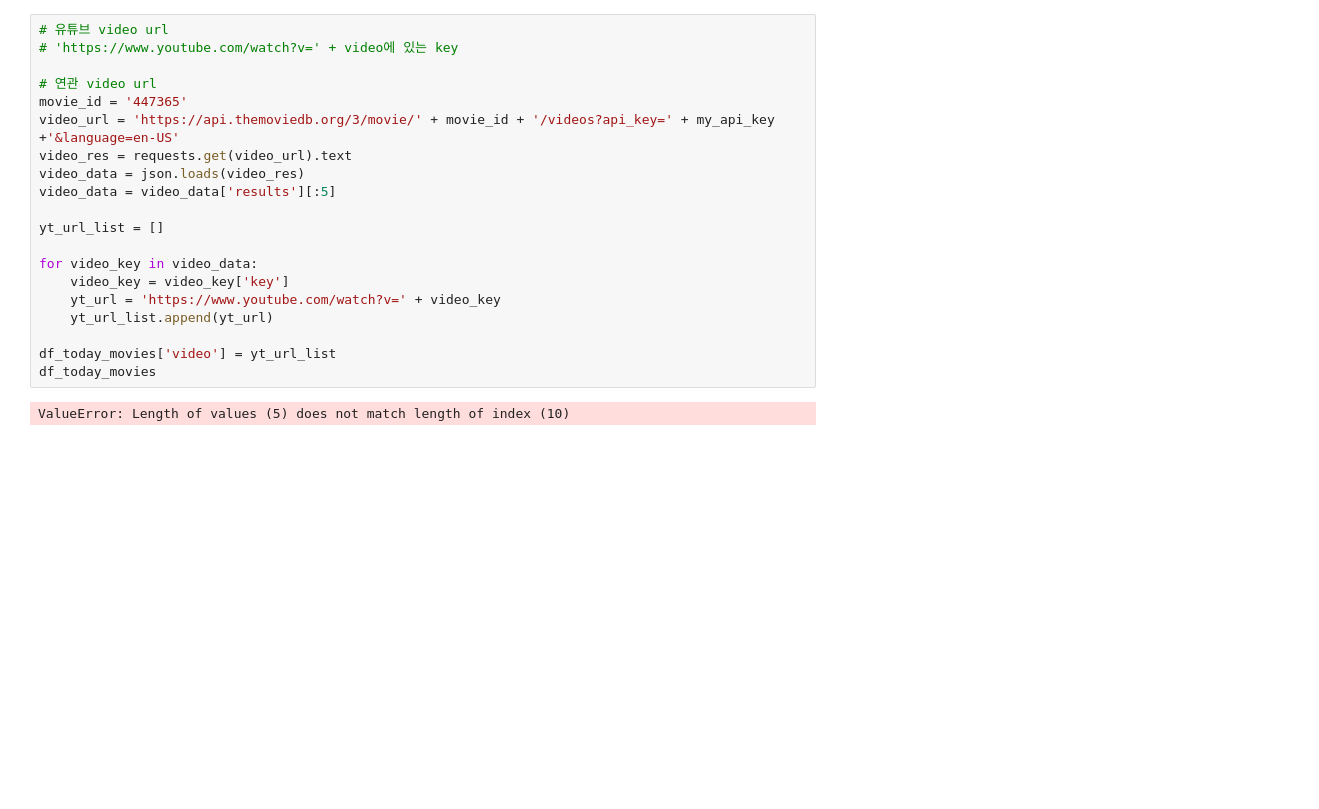
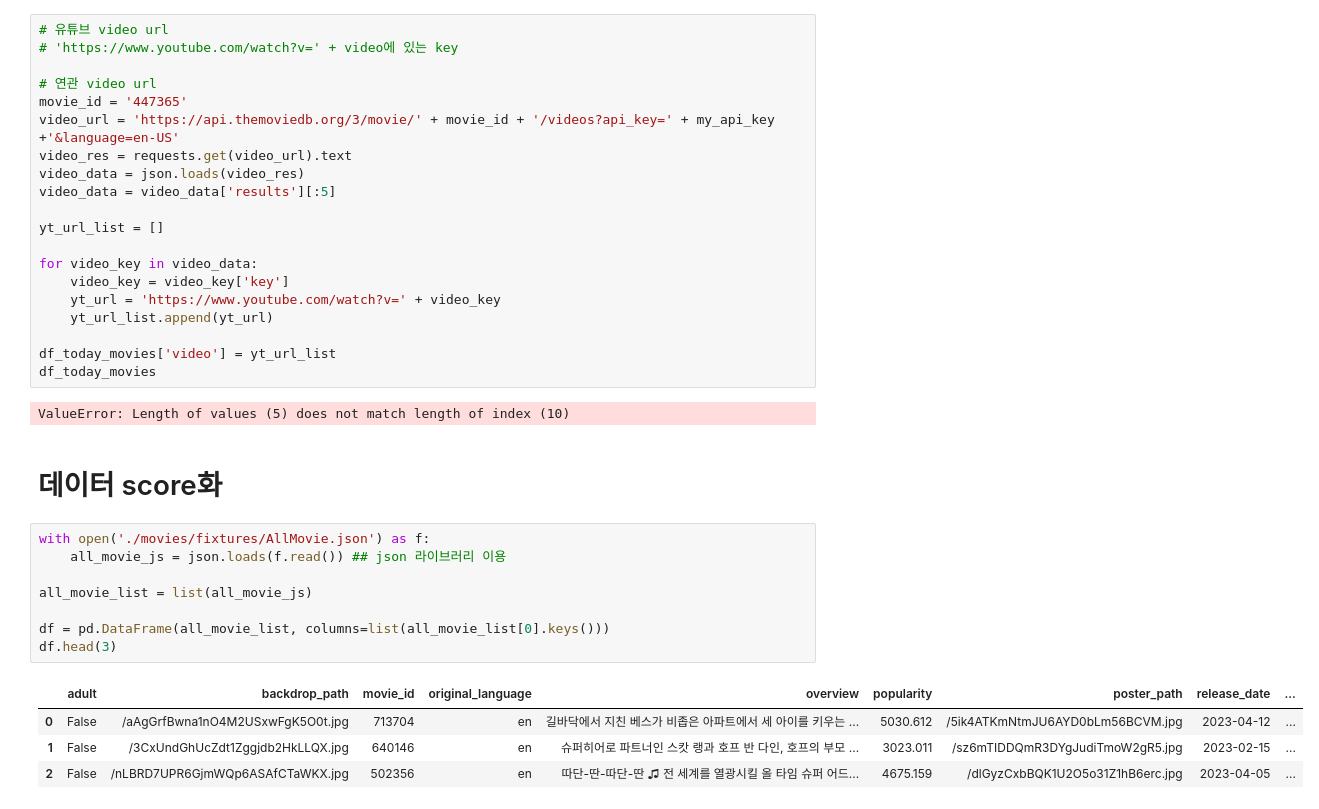
Before and after one commit to Finalpjt/final_pjt, a Jupyter notebook: back-end/datafromapi.ipynb, the cells around one changed output. Cells and saved outputs as stored; diff of their text form; blank space fills up the shorter version.

```diff
--- a/back-end/datafromapi.ipynb
+++ b/back-end/datafromapi.ipynb
@@ -822,3 +822,18 @@ df_today_movies['video'] = yt_url_list
 df_today_movies
 # %% [output]
 ValueError: Length of values (5) does not match length of index (10)
+# %% [markdown]
+# 데이터 score화
+# %%
+with open('./movies/fixtures/AllMovie.json') as f:
+    all_movie_js = json.loads(f.read()) ## json 라이브러리 이용
+
+all_movie_list = list(all_movie_js)
+
+df = pd.DataFrame(all_movie_list, columns=list(all_movie_list[0].keys()))
+df.head(3)
+# %% [output]
+|  | adult | backdrop_path | movie_id | original_language | overview | popularity | poster_path | release_date | ... |
+| 0 | False | /aAgGrfBwna1nO4M2USxwFgK5O0t.jpg | 713704 | en | 길바닥에서 지친 베스가 비좁은 아파트에서 세 아이를 키우는 ... | 5030.612 | /5ik4ATKmNtmJU6AYD0bLm56BCVM.jpg | 2023-04-12 | ... |
+| 1 | False | /3CxUndGhUcZdt1Zggjdb2HkLLQX.jpg | 640146 | en | 슈퍼히어로 파트너인 스캇 랭과 호프 반 다인, 호프의 부모 ... | 3023.011 | /sz6mTIDDQmR3DYgJudiTmoW2gR5.jpg | 2023-02-15 | ... |
+| 2 | False | /nLBRD7UPR6GjmWQp6ASAfCTaWKX.jpg | 502356 | en | 따단-딴-따단-딴 ♫ 전 세계를 열광시킬 올 타임 슈퍼 어드... | 4675.159 | /dlGyzCxbBQK1U2O5o31Z1hB6erc.jpg | 2023-04-05 | ... |
```
Also changed, not shown: parts of 1 cell of this notebook, 3 other files.
